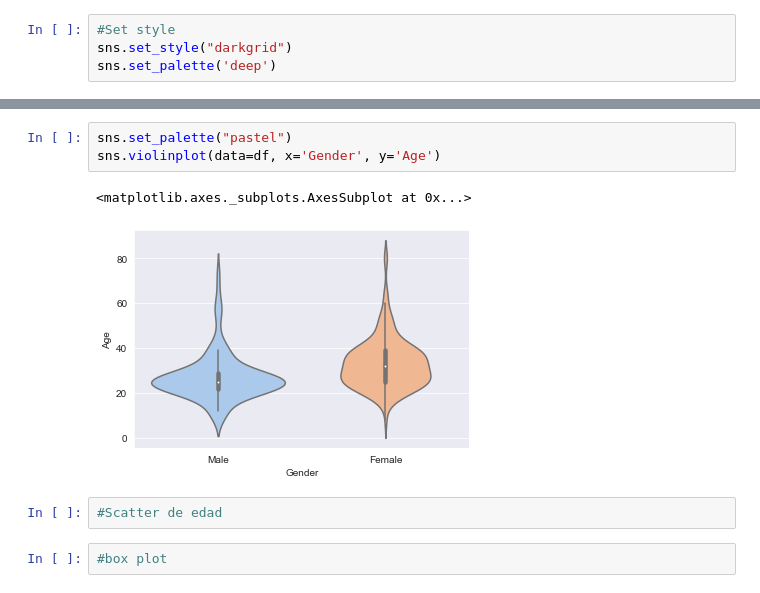
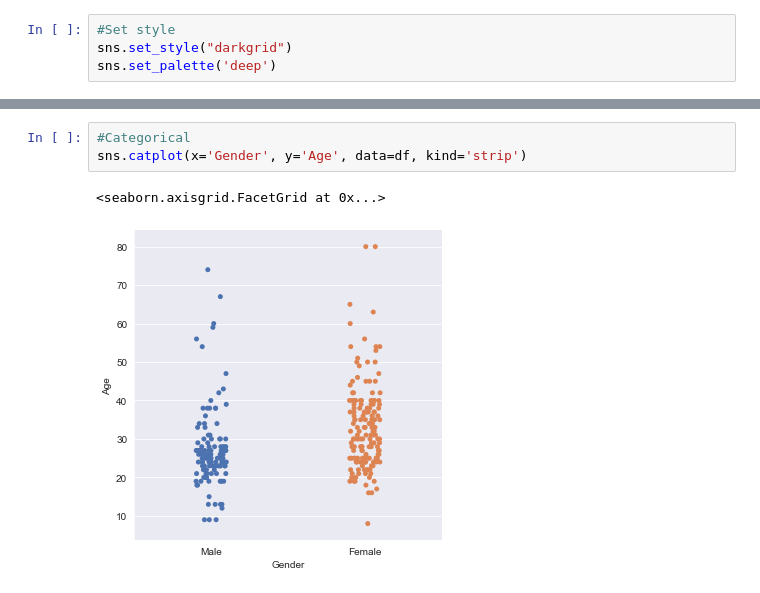
Before and after one commit to patricrp/pandasbasics, a Jupyter notebook: Visualization/Medium/Data Visualization con pandas y seaborn.ipynb, the cells around one changed output, grey strips where cells are left out. Cells and saved outputs as stored; diff of their text form.

```diff
--- a/Visualization/Medium/Data Visualization con pandas y seaborn.ipynb
+++ b/Visualization/Medium/Data Visualization con pandas y seaborn.ipynb
@@ -119,10 +130,6 @@ sns.boxplot(data=df, x='Food', y='Age')
-# %%
-sns.set_palette("pastel")
-sns.violinplot(data=df, x='Gender', y='Age')
-# %% [output]
-<matplotlib.axes._subplots.AxesSubplot at 0x...>
-[figure, removed]
-# %%
-#Scatter de edad
-# %%
-#box plot
+# %%
+#Categorical
+sns.catplot(x='Gender', y='Age', data=df, kind='strip')
+# %% [output]
+<seaborn.axisgrid.FacetGrid at 0x...>
+[figure, added]
```
Also changed, not shown: parts of 17 cells of this notebook.
